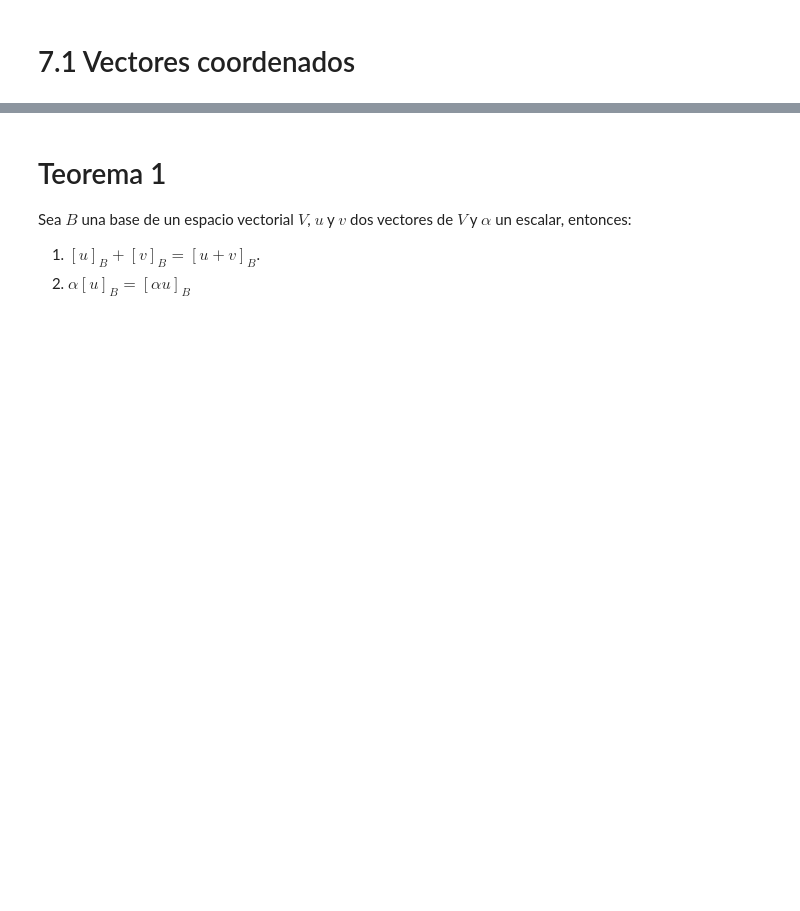
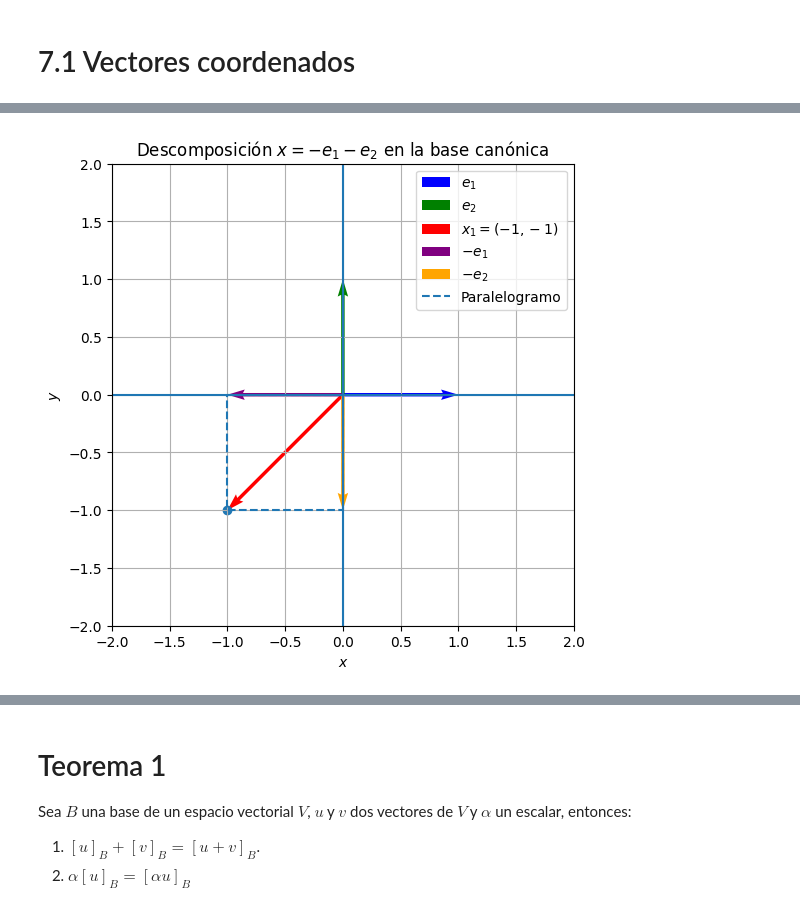
Before and after one commit to marco-canas/linear_algebra, a Jupyter notebook: 3_clases_segun_clara_mejia_laverde/1_cap/7_modulo/7_modulo.ipynb, the cells around one changed output, grey strips where cells are left out. Saved outputs shown, nothing was run; the diff lists cells and outputs as text; code cells hidden in the pictures; blank space fills up the shorter version.

```diff
--- a/3_clases_segun_clara_mejia_laverde/1_cap/7_modulo/7_modulo.ipynb
+++ b/3_clases_segun_clara_mejia_laverde/1_cap/7_modulo/7_modulo.ipynb
@@ -165,0 +207,89 @@ En $\mathbb{R}^{2}$, la base canónica está compuesta por los vectores.
+# %%
+# Representación de x en la base B1 y x en la base B2
+
+import numpy as np
+import matplotlib.pyplot as plt
+
+# =========================
+# Vectores
+# =========================
+x1 = np.array([-1, -1])
+e1 = np.array([1, 0])
+e2 = np.array([0, 1])
+
+neg_e1 = -e1
+neg_e2 = -e2
+
+# =========================
+# Figura
+# =========================
+fig, ax = plt.subplots(figsize=(6,6))
+
+# Ejes coordenados
+ax.axhline(0)
+ax.axvline(0)
+
+# =========================
+# Vectores base canónica (colores distintos)
+# =========================
+ax.quiver(0, 0, e1[0], e1[1],
+          angles='xy', scale_units='xy', scale=1,
+          color='blue', label=r'$e_{1}$')
+
+ax.quiver(0, 0, e2[0], e2[1],
+          angles='xy', scale_units='xy', scale=1,
+          color='green', label=r'$e_{2}$')
+
+# =========================
+# Vector x1
+# =========================
+ax.quiver(0, 0, x1[0], x1[1],
+          angles='xy', scale_units='xy', scale=1,
+          color='red', label=r'$x_{1}=(-1,-1)$')
+
+# =========================
+# Vectores generadores del paralelogramo
+# =========================
+ax.quiver(0, 0, neg_e1[0], neg_e1[1],
+          angles='xy', scale_units='xy', scale=1,
+          color='purple', label=r'$-e_{1}$')
+
+ax.quiver(0, 0, neg_e2[0], neg_e2[1],
+          angles='xy', scale_units='xy', scale=1,
+          color='orange', label=r'$-e_{2}$')
+
+# =========================
+# Paralelogramo generado por -e1 y -e2
+# =========================
+paralelogramo = np.array([
+    [0, 0],
+    neg_e1,
+    neg_e1 + neg_e2,
+    neg_e2,
+    [0, 0]
+])
+
+ax.plot(paralelogramo[:,0], paralelogramo[:,1],
+        linestyle='--',
+        label='Paralelogramo')
+
+# Punto final del vector x1
+ax.scatter(x1[0], x1[1])
+
+# =========================
+# Configuración visual
+# =========================
+ax.set_aspect('equal', adjustable='box')
+ax.set_xlim(-2, 2)
+ax.set_ylim(-2, 2)
+ax.set_xlabel('$x$')
+ax.set_ylabel('$y$')
+ax.set_title('Descomposición $x=-e_1-e_2$ en la base canónica')
+ax.grid(True)
+
+# Leyenda
+ax.legend()
+plt.savefig(r"C:\Users\marco\Downloads\x_en_la_base_b1.png")
+plt.show()
+# %% [output]
+[figure, added]
```
Also changed, not shown: parts of 85 cells of this notebook, 17 other files.
